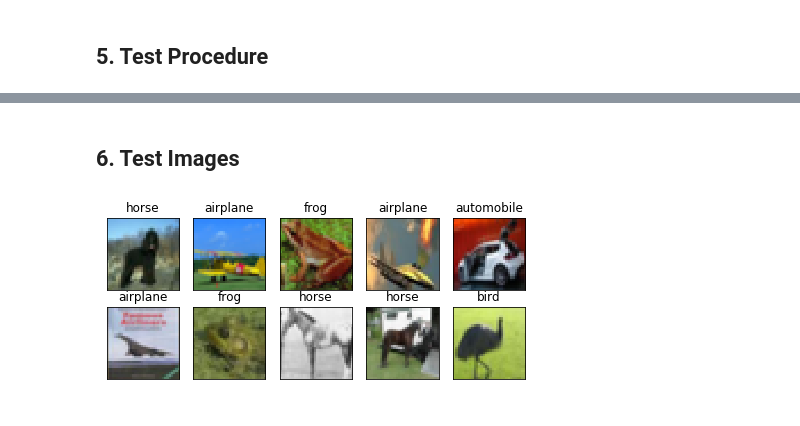
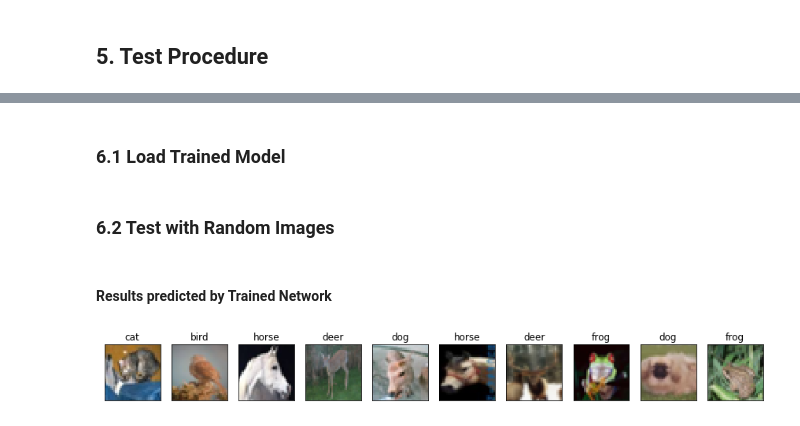
Before and after one commit to danhdoan/cifar10-end2end-mxnet, a Jupyter notebook: cifar10-end2end.ipynb, the cells around one changed output, grey strips where cells are left out. Saved outputs shown, nothing was run; the diff lists cells and outputs as text; code cells hidden in the pictures.

```diff
--- a/cifar10-end2end.ipynb
+++ b/cifar10-end2end.ipynb
@@ -159,7 +160,7 @@ def evaluate_accuracy_loss(net, loader, criterion, ctx):
     return metric.get(), loss / sample_cnt
 # %%
 animator = vis.Animator(
-    xlabel='epoch',
+    title=model_name, xlabel='epoch',
     legend=['train-acc', 'train-loss', 'val-acc', 'val-loss'],
     xlim=[0, cfg.NEPOCHS],
     figsize=(8, 6)
@@ -169,6 +170,8 @@ LR_DECAY_EPOCHS = [10, 20, 30, 40] + [np.inf]
 lr_decay_idx = 0
 
 train_metric = mx.metric.Accuracy()
+best_val_acc = 0
+
 for epoch in range(cfg.NEPOCHS):
     train_metric.reset()
     train_loss_total = 0
@@ -201,9 +204,21 @@ for epoch in range(cfg.NEPOCHS):
     (name, val_acc), val_loss = evaluate_accuracy_loss(net, test_loader, criterion, ctx)
     animator.add(epoch+1, (None, None, val_acc, val_loss))
 
+    if best_val_acc < val_acc:
+        best_val_acc = val_acc
+        saved_model_name = '{}-epoch-{:02d}-acc-{:.4f}.params'.format(
+            model_name.lower(), epoch+1, best_val_acc)
+        net.save_parameters(os.path.join(cfg.CHECKPOINTS, saved_model_name))
+
     LOG(INFO, 'Epoch:', epoch+1)
     LOG(INFO, '\ttrain-acc:  {:.6f}'.format(train_acc))
     LOG(INFO, '\ttrain-loss: {:.6f}'.format(train_loss))
     LOG(INFO, '\tval-acc:    {:.6f}'.format(val_acc))
     LOG(INFO, '\tval-loss:   {:.6f}'.format(val_loss))
+
+
+history_image_name = '{}-acc-{:.4f}.png'.format(model_name.lower(), best_val_acc)
+animator.savefig(save_path=os.path.join(cfg.HISTORY, history_image_name))
+
+LOG(INFO, 'Training Procedure done')
 # %% [output]
@@ -223,14 +234,23 @@ LOG(INFO, 'Accuracy: {:.6f}'.format(val_acc))
+# %% [markdown]
+### 6.1 Load Trained Model
+# %%
+trained_model_name = 'alexnet-epoch-46-acc-0.8731.params'
+trained_model_path = os.path.join(cfg.CHECKPOINTS, trained_model_name)
+
+# AlexNet architecture
+trained_net = AlexNet(nclasses=cfg.CIFAR_NCLASSES)
+trained_net.load_parameters(trained_model_path, ctx=ctx)
 # %% [markdown]
-## 6. Test Images
+### 6.2 Test with Random Images
 # %%
 for X, y in test_loader:
     break
 
-rnd_idx = np.random.choice(len(X), 20, replace=False)
+rnd_idx = np.random.choice(BATCH_SIZE, 10, replace=False)
 # %%
 test_images = X[rnd_idx].as_in_context(ctx)
-y_hat = net(test_images).argmax(axis=1).astype('int32').asnumpy()
-y_classes = [cfg.CIFAR_CLASSES[cls] for cls in y_hat]
+y_hat = trained_net(test_images).argmax(axis=1).astype('int32').asnumpy()
+y_preds = [cfg.CIFAR_CLASSES[cls] for cls in y_hat]
 # %%
 _dataset = CIFAR10(train=False)
 _loader = gluon.data.DataLoader(test_dataset,
@@ -240,7 +260,9 @@ _loader = gluon.data.DataLoader(test_dataset,
 for X, y in _loader:
     break
 test_images = X[rnd_idx]
+# %% [markdown]
+#### Results predicted by Trained Network
 # %%
-vis.show_images(test_images, 2, 5, y_classes)
+vis.show_images(test_images, 1, 10, y_preds)
 # %% [output]
-[figure, old version]
+[figure, new version]
```
Also changed, not shown: parts of 13 cells of this notebook, 15 other files.
